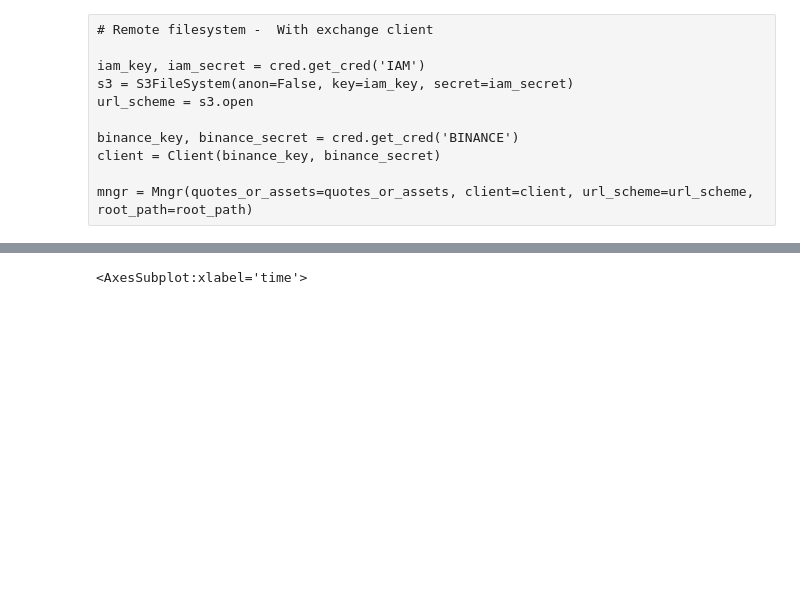
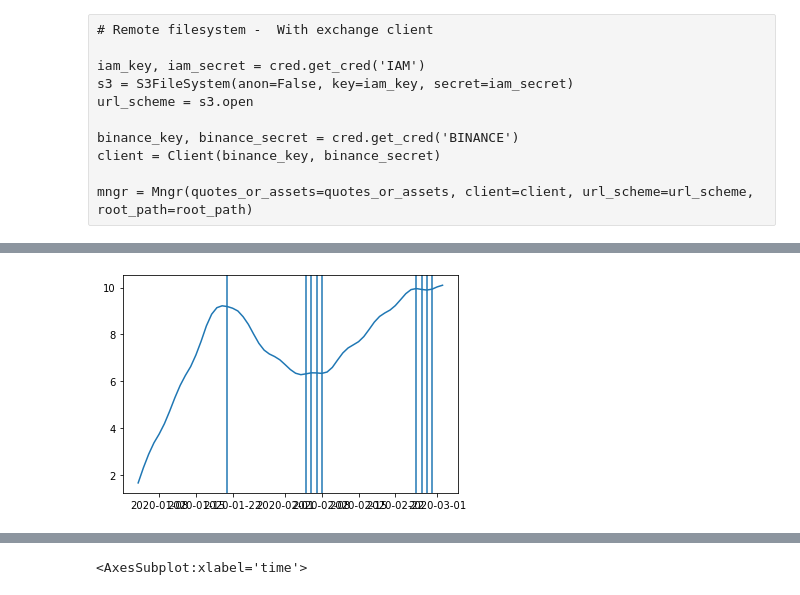
Before and after one commit to GuillaumeDMMarion/crypto-invest, a Jupyter notebook: notebooks/Implementation_rl.ipynb, the cells around one changed output, grey strips where cells are left out. Saved outputs shown, nothing was run; the diff lists cells and outputs as text; code cells hidden in the pictures; blank space fills up the shorter version.

```diff
--- a/notebooks/Implementation_rl.ipynb
+++ b/notebooks/Implementation_rl.ipynb
@@ -160,0 +202,2 @@ _ = [klmngr[_].signalsjar.set_raw() for _ in klmngr]
+# %%
+mod = seasonal_decompose(ts)
@@ -160,0 +218,6 @@ _ = [klmngr[_].signalsjar.set_raw() for _ in klmngr]
+# %%
+plt.plot(mod.trend)
+for date in mod.trend.diff().between(-0.05, 0.05).pipe(lambda s: s[s]).index:
+    plt.axvline(date)
+# %% [output]
+[figure, added]
```
Also changed, not shown: parts of 62 cells of this notebook.
